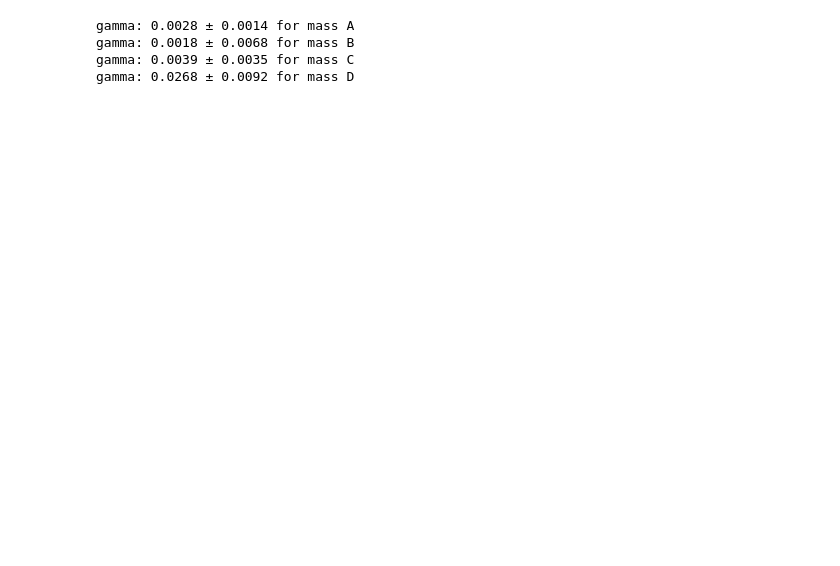
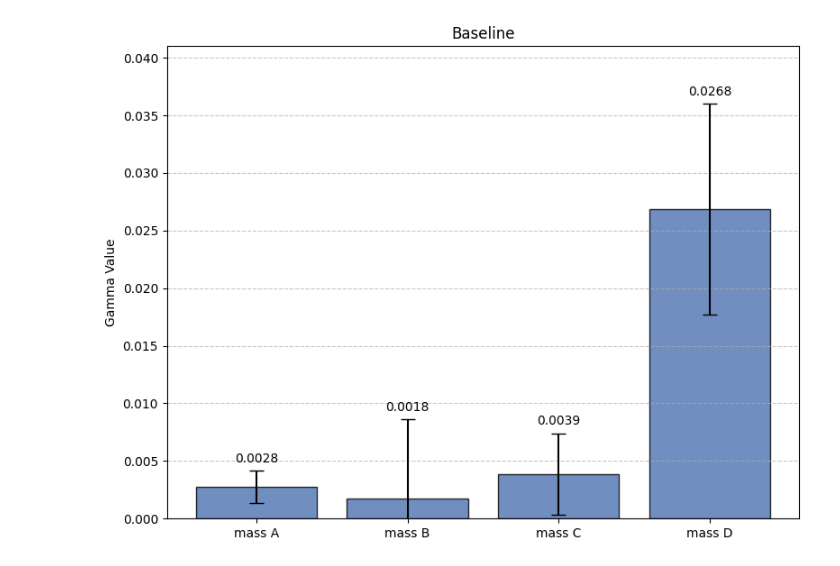
Before and after one commit to kij1n/physics-data-analysis, a Jupyter notebook: sessions/session4-single.ipynb, the cells around one changed output. Saved outputs shown, nothing was run; the diff lists cells and outputs as text; code cells hidden in the pictures; blank space fills up the shorter version.

Commit message:
adde bar plots for each pendulums damping

```diff
--- a/sessions/session4-single.ipynb
+++ b/sessions/session4-single.ipynb
@@ -23,12 +23,15 @@ pendulum_data.preprocess_offsets()
 # %%
 res_fit = ResonanceFitData(L_d, pendulum_data)
 res_fit.fit_single_pendulums()
 
+data_to_plot: tuple[list[str], list[float], list[float]] = ([], [], [])
+
 for col in res_fit.envelope_data.cols:
     gamma, gamma_err = res_fit.single_pendulum_gamma[col]
-    print(f"gamma: {gamma:.4f} ± {gamma_err:.4f} for {col}")
+    data_to_plot[0].append(col)
+    data_to_plot[1].append(gamma)
+    data_to_plot[2].append(gamma_err)
+
+bar_chart(data_to_plot, title="Baseline")
 # %% [output]
-gamma: 0.0028 ± 0.0014 for mass A
-gamma: 0.0018 ± 0.0068 for mass B
-gamma: 0.0039 ± 0.0035 for mass C
-gamma: 0.0268 ± 0.0092 for mass D
+[figure, added]
```
Also changed, not shown: parts of 1 cell of this notebook, 2 other files.
